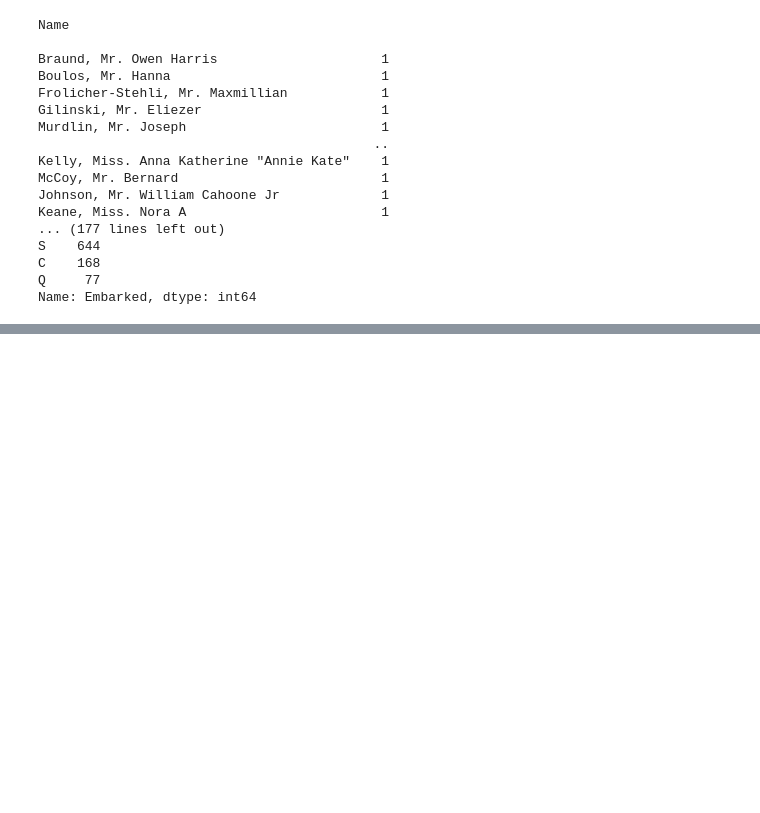
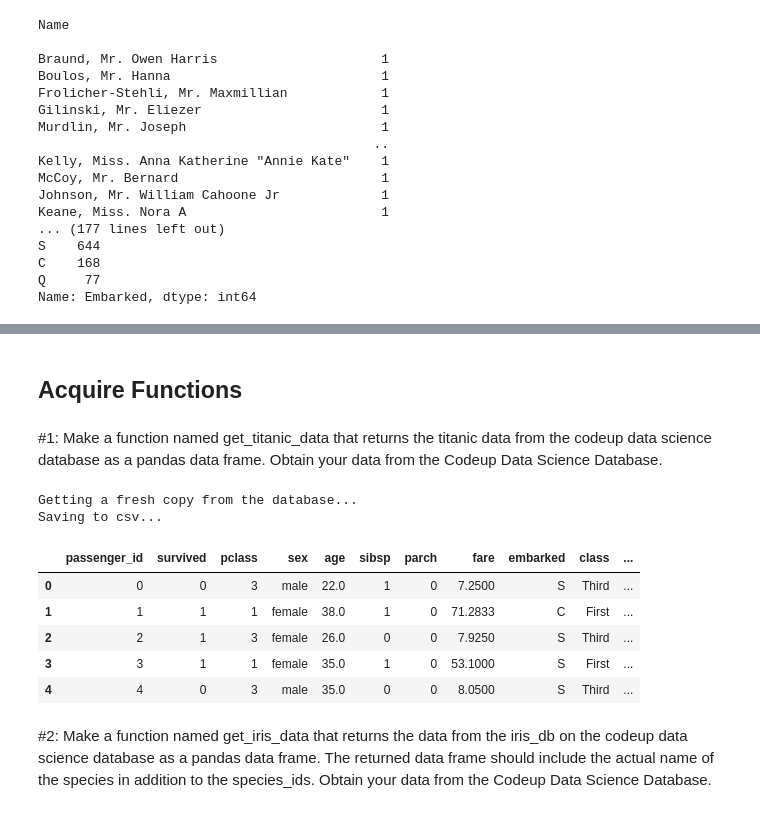
Before and after one commit to mwboiss/classification-exercises, a Jupyter notebook: classification_exercises.ipynb, the cells around one changed output, grey strips where cells are left out. Saved outputs shown, nothing was run; the diff lists cells and outputs as text; code cells hidden in the pictures; blank space fills up the shorter version.

Commit message:
Acquire and Prepare push

```diff
--- a/classification_exercises.ipynb
+++ b/classification_exercises.ipynb
@@ -347,0 +362,34 @@ Name: Embarked, dtype: int64
+# %% [markdown]
+## Acquire Functions
+# %% [markdown]
+#1: Make a function named get_titanic_data that returns the titanic data from the codeup data science database as a pandas data frame. Obtain your data from the Codeup Data Science Database.
+# %%
+def get_titanic_data(use_cache=True):
+    filename = 'titanic.csv'
+    if os.path.exists(filename) and use_cache:
+        print('Using cached csv file...')
+        return pd.read_csv(filename)
+
+    print('Getting a fresh copy from the database...')
+    url = get_db_url('titanic_db')
+    titanic_data = pd.read_sql('''
+    SELECT *
+    FROM passengers
+    ''', url)
+
+    print('Saving to csv...')
+    titanic_data.to_csv(filename, index=False)
+    return titanic_data
+# %%
+get_titanic_data(use_cache = False).head()
+# %% [output]
+Getting a fresh copy from the database...
+Saving to csv...
+|  | passenger_id | survived | pclass | sex | age | sibsp | parch | fare | embarked | class | ... |
+| 0 | 0 | 0 | 3 | male | 22.0 | 1 | 0 | 7.2500 | S | Third | ... |
+| 1 | 1 | 1 | 1 | female | 38.0 | 1 | 0 | 71.2833 | C | First | ... |
+| 2 | 2 | 1 | 3 | female | 26.0 | 0 | 0 | 7.9250 | S | Third | ... |
+| 3 | 3 | 1 | 1 | female | 35.0 | 1 | 0 | 53.1000 | S | First | ... |
+| 4 | 4 | 0 | 3 | male | 35.0 | 0 | 0 | 8.0500 | S | Third | ... |
+# %% [markdown]
+#2: Make a function named get_iris_data that returns the data from the iris_db on the codeup data science database as a pandas data frame. The returned data frame should include the actual name of the species in addition to the species_ids. Obtain your data from the Codeup Data Science Database.
```
Also changed, not shown: parts of 55 cells of this notebook, 2 other files.
